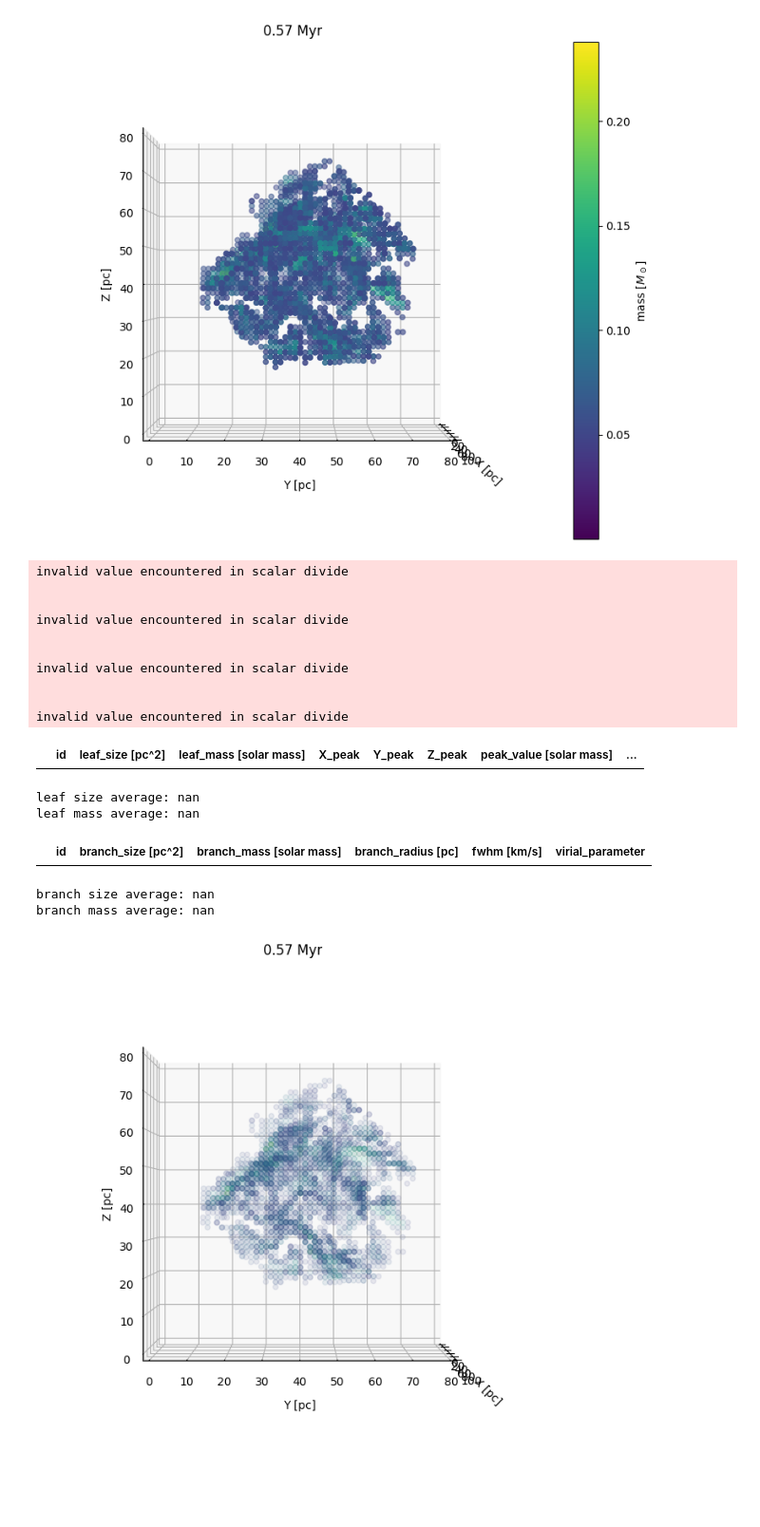
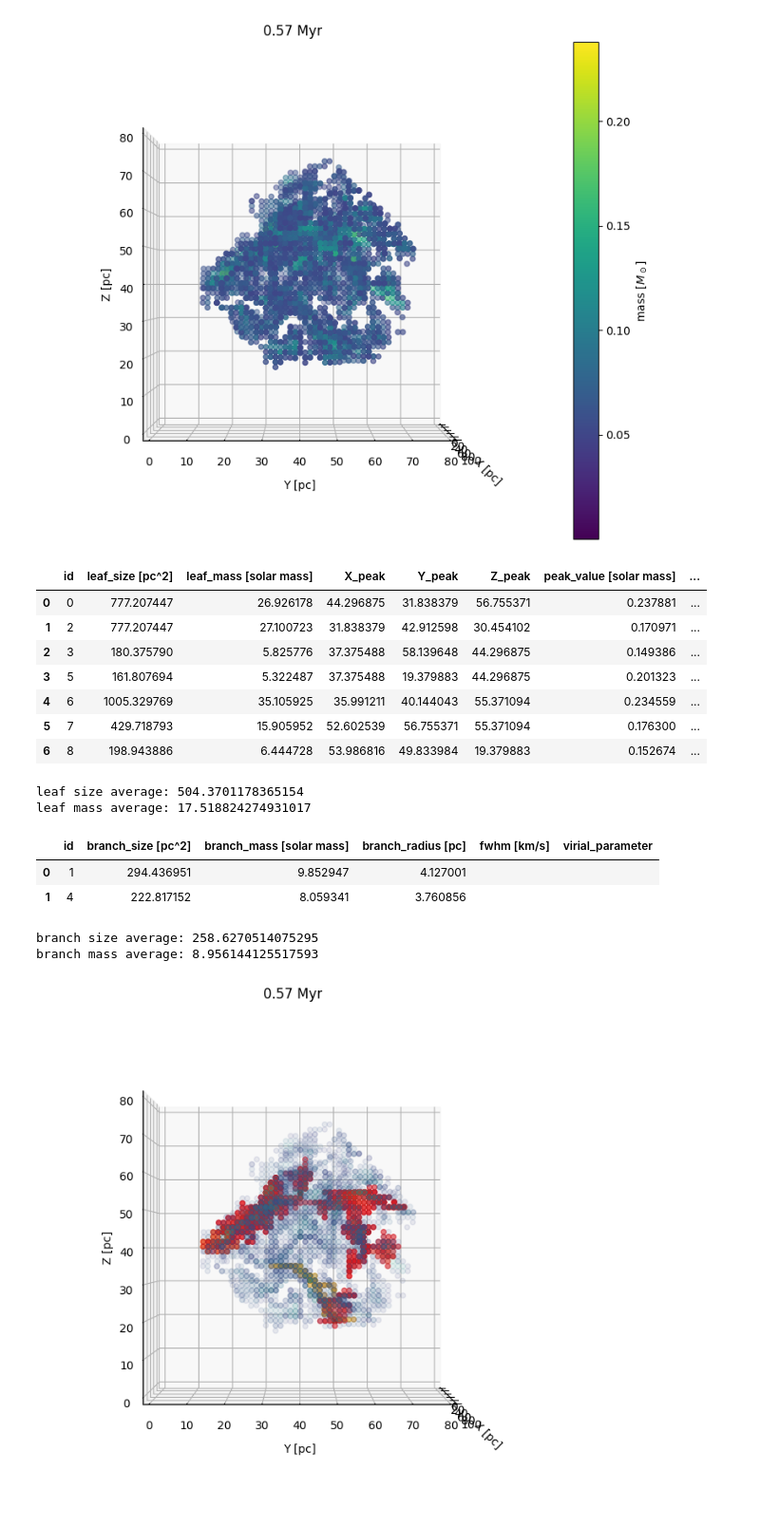
Before and after one commit to kotora260/StarGen, a Jupyter notebook: analysis_mass_ppp/dendro3D_400.ipynb, the cells around one changed output. Shown at 95% size. Cells and saved outputs as stored; diff of their text form; code cells hidden in the pictures; blank space fills up the shorter version.

```diff
--- a/analysis_mass_ppp/dendro3D_400.ipynb
+++ b/analysis_mass_ppp/dendro3D_400.ipynb
@@ -90,8 +104,8 @@ invalid escape sequence '\o'
 # %%
 # compute dendrogram
 
-min_value = 0.1
-min_delta = 0.01
+min_value = 5 * np.std(m)
+min_delta = np.std(m)
 min_npix = 50
 
 dendro = Dendrogram.compute(m, min_value=min_value, min_delta=min_delta, min_npix=min_npix)
@@ -174,57 +188,56 @@ print('branch size average:', branch_size_ave)
 print('branch mass average:', branch_mass_ave)
 #print('branch virial parameter average:', branch_vir_ave)
 # %% [output]
+|  | id | leaf_size [pc^2] | leaf_mass [solar mass] | X_peak | Y_peak | Z_peak | peak_value [solar mass] | ... |
+| 0 | 0 | 777.207447 | 26.926178 | 44.296875 | 31.838379 | 56.755371 | 0.237881 | ... |
+| 1 | 2 | 777.207447 | 27.100723 | 31.838379 | 42.912598 | 30.454102 | 0.170971 | ... |
+| 2 | 3 | 180.375790 | 5.825776 | 37.375488 | 58.139648 | 44.296875 | 0.149386 | ... |
+| 3 | 5 | 161.807694 | 5.322487 | 37.375488 | 19.379883 | 44.296875 | 0.201323 | ... |
+| 4 | 6 | 1005.329769 | 35.105925 | 35.991211 | 40.144043 | 55.371094 | 0.234559 | ... |
+| 5 | 7 | 429.718793 | 15.905952 | 52.602539 | 56.755371 | 55.371094 | 0.176300 | ... |
+| 6 | 8 | 198.943886 | 6.444728 | 53.986816 | 49.833984 | 19.379883 | 0.152674 | ... |
-invalid value encountered in scalar divide
-
-
-invalid value encountered in scalar divide
-
-
-invalid value encountered in scalar divide
-
-
-invalid value encountered in scalar divide
+leaf size average: 504.3701178365154
+leaf mass average: 17.518824274931017
-|  | id | leaf_size [pc^2] | leaf_mass [solar mass] | X_peak | Y_peak | Z_peak | peak_value [solar mass] | ... |
+|  | id | branch_size [pc^2] | branch_mass [solar mass] | branch_radius [pc] | fwhm [km/s] | virial_parameter |
+| 0 | 1 | 294.436951 | 9.852947 | 4.127001 |  |  |
+| 1 | 4 | 222.817152 | 8.059341 | 3.760856 |  |  |
-leaf size average: nan
-leaf mass average: nan
+branch size average: 258.6270514075295
+branch mass average: 8.956144125517593
-|  | id | branch_size [pc^2] | branch_mass [solar mass] | branch_radius [pc] | fwhm [km/s] | virial_parameter |
-branch size average: nan
-branch mass average: nan
 # %%
 # plot the contour
 
 fig = plt.figure(figsize=(10, 8))
 ax = fig.add_subplot(111, projection='3d')
 ax.set_box_aspect((1,1,1))
 
 for i, structure_index in enumerate(leaf_indices):
     structure = dendro[structure_index]
     mask = structure.get_mask()
     indices = np.where(mask)
-    ax.plot_trisurf(indices[0] * hx, indices[2] * hy, indices[1] * hz, color='red', alpha=0.5)
+    ax.scatter(indices[0] * hx, indices[2] * hy, indices[1] * hz, color='red', alpha=0.5)
 for j, structure_index in enumerate(branch_indices):
     structure = dendro[structure_index]
     mask = structure.get_mask()
     indices = np.where(mask)
-    ax.plot_trisurf(indices[0] * hx, indices[2] * hy, indices[1] * hz, color='orange', alpha=0.1)
+    ax.scatter(indices[0] * hx, indices[2] * hy, indices[1] * hz, color='orange', alpha=0.5)
 
 ax.scatter(leaf_feature['X_peak'], leaf_feature['Y_peak'], leaf_feature['Z_peak'], marker='x', color='black')
 
 scatter = ax.scatter(x_filtered, z_filtered, y_filtered, c=gas_mass_filtered, cmap=colormap, norm=norm, alpha=0.1)
 
 ax.set_xlim3d(0, 100)
 ax.set_ylim3d(0, 80)
 ax.set_zlim3d(0, 80)
 
 ax.view_init(0, 0)
 
 plt.title("0.57 Myr")
 
 X = ax.set_xlabel('X [pc]', labelpad=10)
 Y = ax.set_ylabel('Y [pc]', labelpad=10)
 Z = ax.set_zlabel('Z [pc]', labelpad=3)
 # %% [output]
-[figure, old version]
+[figure, new version]
 # %%
 # plot by plotly
 
```
Also changed, not shown: parts of 2 cells of this notebook.
